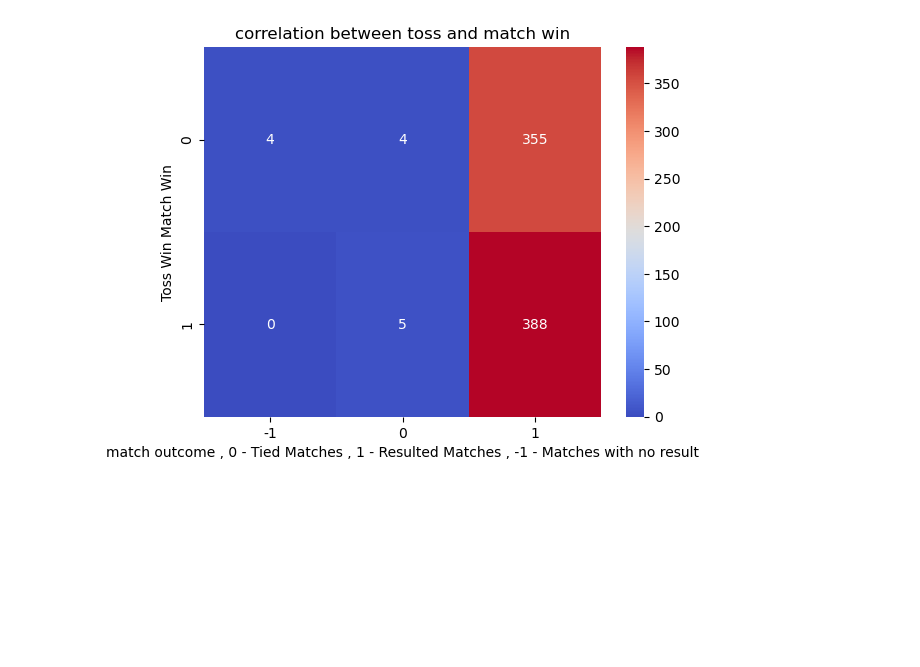
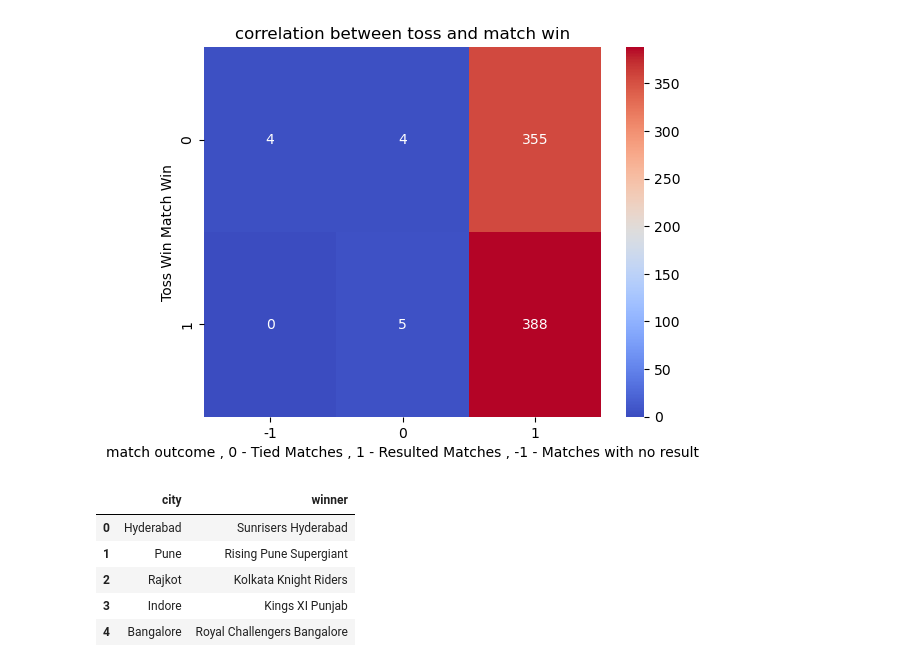
Before and after one commit to Spap123/DIG-Classes, a Jupyter notebook: 25th Feb Batch/Class_24.09.2023_IPL_Project.ipynb, the cells around one changed output. Saved outputs shown, nothing was run; the diff lists cells and outputs as text; code cells hidden in the pictures; blank space fills up the shorter version.

```diff
--- a/25th Feb Batch/Class_24.09.2023_IPL_Project.ipynb
+++ b/25th Feb Batch/Class_24.09.2023_IPL_Project.ipynb
@@ -134,3 +134,15 @@ plt.show()
 [figure]
 # %%
 ipl.to_csv("updated_ipl.csv")
+# %%
+#  winning the matches of the teams based on the grounds they played on
+
+winning_team_data = ipl[['city','winner']]
+winning_team_data.head()
+# %% [output]
+|  | city | winner |
+| 0 | Hyderabad | Sunrisers Hyderabad |
+| 1 | Pune | Rising Pune Supergiant |
+| 2 | Rajkot | Kolkata Knight Riders |
+| 3 | Indore | Kings XI Punjab |
+| 4 | Bangalore | Royal Challengers Bangalore |
```
Also changed, not shown: parts of 8 cells of this notebook.
